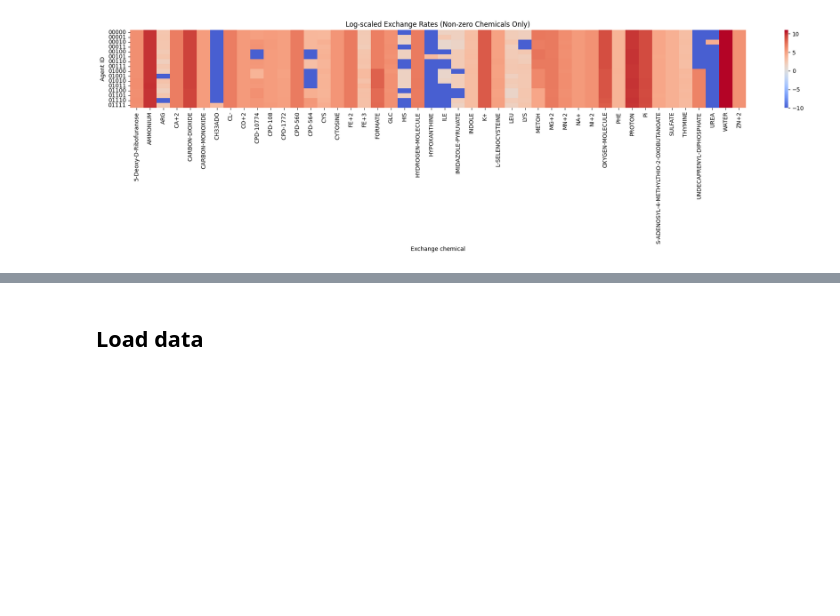
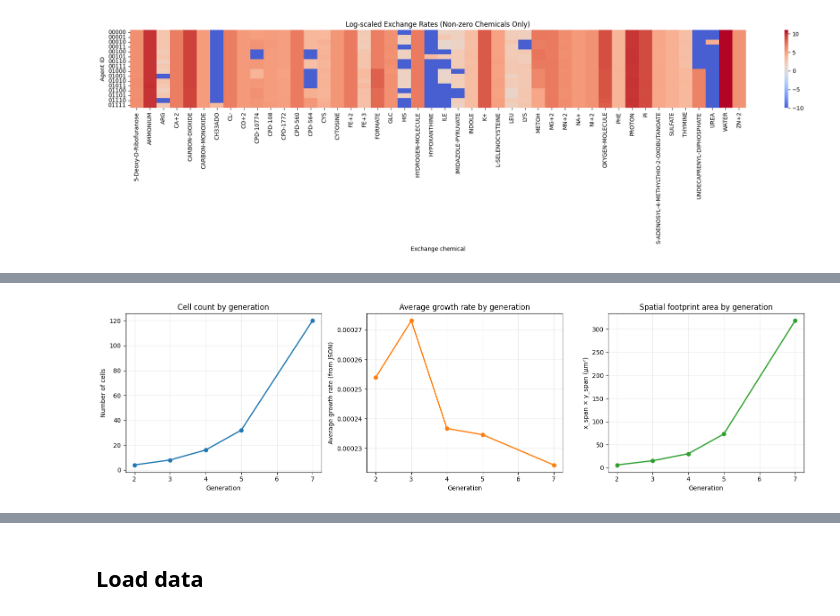
Before and after one commit to katha815/vEcoli-Local, a Jupyter notebook: reading/colony simulation.ipynb, the cells around one changed output, grey strips where cells are left out. Cells and saved outputs as stored; diff of their text form; code cells hidden in the pictures; blank space fills up the shorter version.

Commit message:
7th gen colony simulation analysed

```diff
--- a/reading/colony simulation.ipynb
+++ b/reading/colony simulation.ipynb
@@ -2286,0 +2476,84 @@ plt.show()
+# %%
+from pathlib import Path
+import os
+import numpy as np
+import matplotlib.pyplot as plt
+import seaborn as sns
+
+out_dir = Path('/user/home/il22158/work/vEcoli/reading/results/colony/from_2gen_to_7gen')
+out_dir.mkdir(parents=True, exist_ok=True)
+
+# --- Figure 1: generation-wise summary trends ---
+fig, axes = plt.subplots(1, 3, figsize=(16, 4.5))
+
+# 1) Number of cells
+axes[0].plot(summary_df['generation'], summary_df['n_cells'], marker='o', linewidth=2)
+axes[0].set_title('Cell count by generation')
+axes[0].set_xlabel('Generation')
+axes[0].set_ylabel('Number of cells')
+axes[0].grid(alpha=0.25)
+
+# 2) Average growth rate read directly from JSON
+axes[1].plot(summary_df['generation'], summary_df['mean_growth_rate_json'], marker='o', linewidth=2, color='tab:orange')
+axes[1].set_title('Average growth rate by generation')
+axes[1].set_xlabel('Generation')
+axes[1].set_ylabel('Average growth rate (from JSON)')
+axes[1].grid(alpha=0.25)
+
+# 3) Spatial footprint area (x_span * y_span) in square micrometers
+spatial_area_um2 = np.clip(summary_df['x_span'] * summary_df['y_span'], a_min=0, a_max=None)
+axes[2].plot(summary_df['generation'], spatial_area_um2, marker='o', linewidth=2, color='tab:green')
+axes[2].set_title('Spatial footprint area by generation')
+axes[2].set_xlabel('Generation')
+axes[2].set_ylabel('x_span × y_span (μm²)')
+axes[2].grid(alpha=0.25)
+
+plt.tight_layout()
+fig1_path = out_dir / 'generation_summary_trends.png'
+plt.savefig(fig1_path, dpi=150, bbox_inches='tight')
+plt.show()
+print(f'Saved: {fig1_path}')
+
+# --- Figure 2: heatmap of mean exchange per chemical across generations ---
+if chemical_matrix.empty:
+    print('No exchange matrix to plot.')
+else:
+    # Keep only informative chemicals (at least one non-zero mean)
+    informative = chemical_matrix.columns[(chemical_matrix.abs().sum(axis=0) > 0)]
+    heat_df = chemical_matrix[informative]
+
+    # Optional: rank chemicals by max absolute signal across generations
+    ranked_cols = heat_df.abs().max(axis=0).sort_values(ascending=False).index
+    heat_df = heat_df[ranked_cols]
+
+    fig_w = max(10, 0.45 * max(1, heat_df.shape[1]))
+    fig_h = max(4, 0.65 * max(1, heat_df.shape[0]))
+
+    plt.figure(figsize=(fig_w, fig_h))
+    sns.heatmap(
+        heat_df,
+        cmap='coolwarm',
+        center=0,
+        cbar_kws={'label': 'Mean exchange rate'}
+    )
+    plt.title('Mean environment exchange by generation (2,3,4,5,7)')
+    plt.xlabel('Chemical')
+    plt.ylabel('Generation')
+    plt.tight_layout()
+
+    fig2_path = out_dir / 'mean_exchange_heatmap_by_generation.png'
+    plt.savefig(fig2_path, dpi=150, bbox_inches='tight')
+    plt.show()
+    print(f'Saved: {fig2_path}')
+
+# Save extracted tables for downstream analysis
+summary_path = out_dir / 'generation_summary.csv'
+summary_df.to_csv(summary_path, index=False)
+print(f'Saved: {summary_path}')
+
+if not chemical_matrix.empty:
+    matrix_path = out_dir / 'chemical_mean_exchange_matrix.csv'
+    chemical_matrix.to_csv(matrix_path)
+    print(f'Saved: {matrix_path}')
+# %% [output]
+[figure, added]
```
Also changed, not shown: parts of 24 cells of this notebook, 18 other files.
